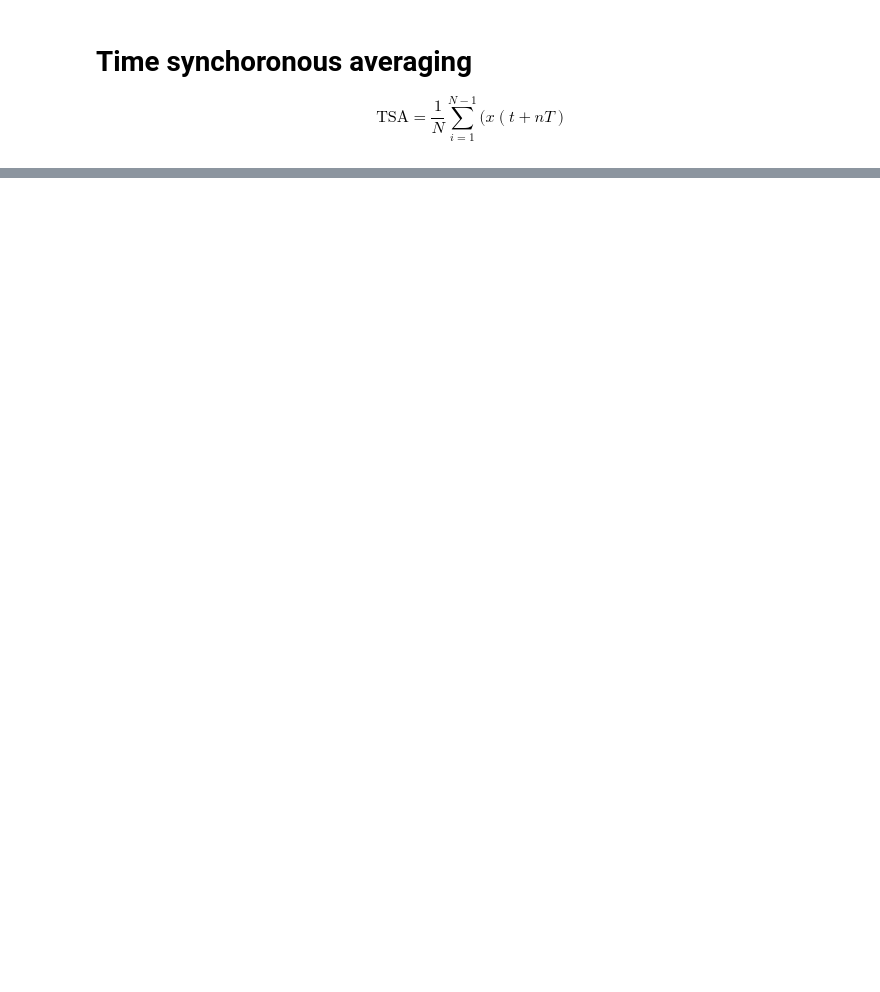
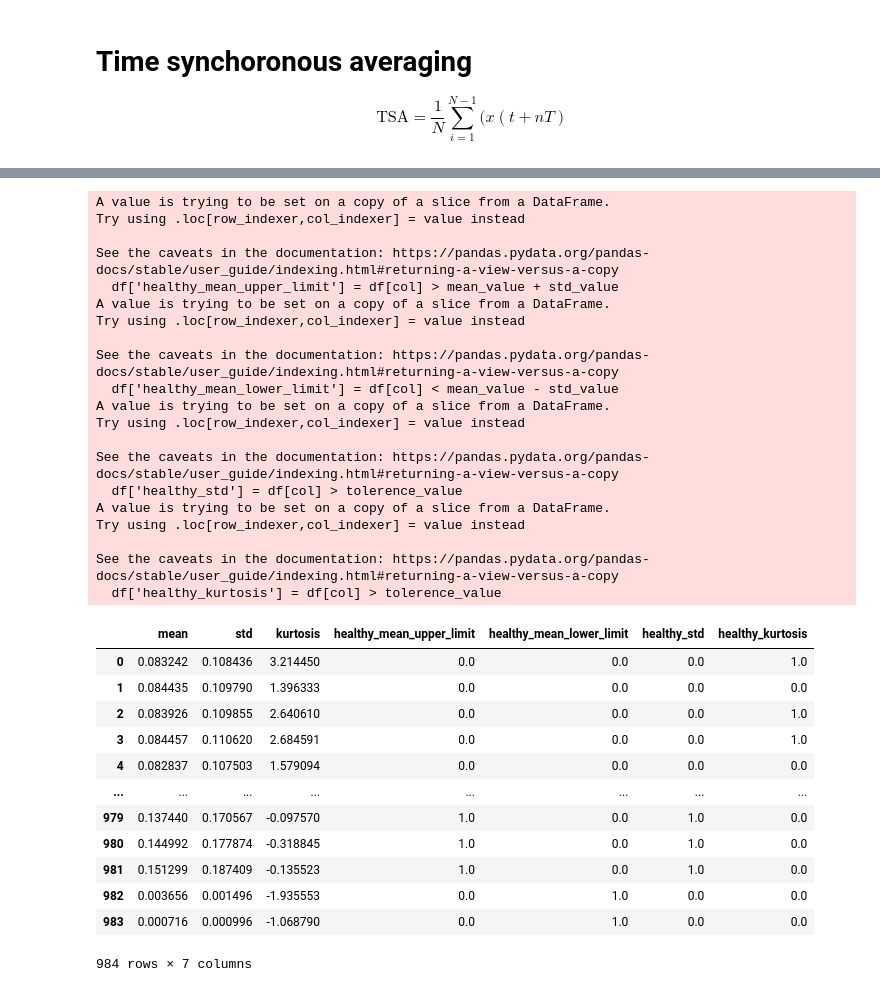
Before and after one commit to Ali1041/Predictive-maintenance-IOT4.0, a Jupyter notebook: Testing DSP.ipynb, the cells around one changed output, grey strips where cells are left out. Saved outputs shown, nothing was run; the diff lists cells and outputs as text; code cells hidden in the pictures; blank space fills up the shorter version.

```diff
--- a/Testing DSP.ipynb
+++ b/Testing DSP.ipynb
@@ -205,0 +286,54 @@ N = 20,480
+# %%
+for col in df:
+    if df[col].name == 'mean':
+        mean_value = df[col].mean()
+        std_value = df[col].std()
+        tolerence_value = mean_value + std_value
+        df['healthy_mean_upper_limit'] = df[col] > mean_value + std_value
+        df['healthy_mean_lower_limit'] = df[col] < mean_value - std_value
+    elif df[col].name == 'std':
+        mean_value = df[col].mean()
+        std_value = df[col].std()
+        tolerence_value = mean_value + std_value
+        df['healthy_std'] = df[col] > tolerence_value
+    elif df[col].name == 'kurtosis':
+        mean_value = df[col].mean()
+        std_value = df[col].std()
+        tolerence_value = mean_value + std_value
+        df['healthy_kurtosis'] = df[col] > tolerence_value
+
+df.replace(False, 0)
+# %% [output]
+A value is trying to be set on a copy of a slice from a DataFrame.
+Try using .loc[row_indexer,col_indexer] = value instead
+
+See the caveats in the documentation: https://pandas.pydata.org/pandas-docs/stable/user_guide/indexing.html#returning-a-view-versus-a-copy
+  df['healthy_mean_upper_limit'] = df[col] > mean_value + std_value
+A value is trying to be set on a copy of a slice from a DataFrame.
+Try using .loc[row_indexer,col_indexer] = value instead
+
+See the caveats in the documentation: https://pandas.pydata.org/pandas-docs/stable/user_guide/indexing.html#returning-a-view-versus-a-copy
+  df['healthy_mean_lower_limit'] = df[col] < mean_value - std_value
+A value is trying to be set on a copy of a slice from a DataFrame.
+Try using .loc[row_indexer,col_indexer] = value instead
+
+See the caveats in the documentation: https://pandas.pydata.org/pandas-docs/stable/user_guide/indexing.html#returning-a-view-versus-a-copy
+  df['healthy_std'] = df[col] > tolerence_value
+A value is trying to be set on a copy of a slice from a DataFrame.
+Try using .loc[row_indexer,col_indexer] = value instead
+
+See the caveats in the documentation: https://pandas.pydata.org/pandas-docs/stable/user_guide/indexing.html#returning-a-view-versus-a-copy
+  df['healthy_kurtosis'] = df[col] > tolerence_value
+|  | mean | std | kurtosis | healthy_mean_upper_limit | healthy_mean_lower_limit | healthy_std | healthy_kurtosis |
+| 0 | 0.083242 | 0.108436 | 3.214450 | 0.0 | 0.0 | 0.0 | 1.0 |
+| 1 | 0.084435 | 0.109790 | 1.396333 | 0.0 | 0.0 | 0.0 | 0.0 |
+| 2 | 0.083926 | 0.109855 | 2.640610 | 0.0 | 0.0 | 0.0 | 1.0 |
+| 3 | 0.084457 | 0.110620 | 2.684591 | 0.0 | 0.0 | 0.0 | 1.0 |
+| 4 | 0.082837 | 0.107503 | 1.579094 | 0.0 | 0.0 | 0.0 | 0.0 |
+| ... | ... | ... | ... | ... | ... | ... | ... |
+| 979 | 0.137440 | 0.170567 | -0.097570 | 1.0 | 0.0 | 1.0 | 0.0 |
+| 980 | 0.144992 | 0.177874 | -0.318845 | 1.0 | 0.0 | 1.0 | 0.0 |
+| 981 | 0.151299 | 0.187409 | -0.135523 | 1.0 | 0.0 | 1.0 | 0.0 |
+| 982 | 0.003656 | 0.001496 | -1.935553 | 0.0 | 1.0 | 0.0 | 0.0 |
+| 983 | 0.000716 | 0.000996 | -1.068790 | 0.0 | 1.0 | 0.0 | 0.0 |
+984 rows × 7 columns
```
Also changed, not shown: parts of 21 cells of this notebook, 2 other files.
